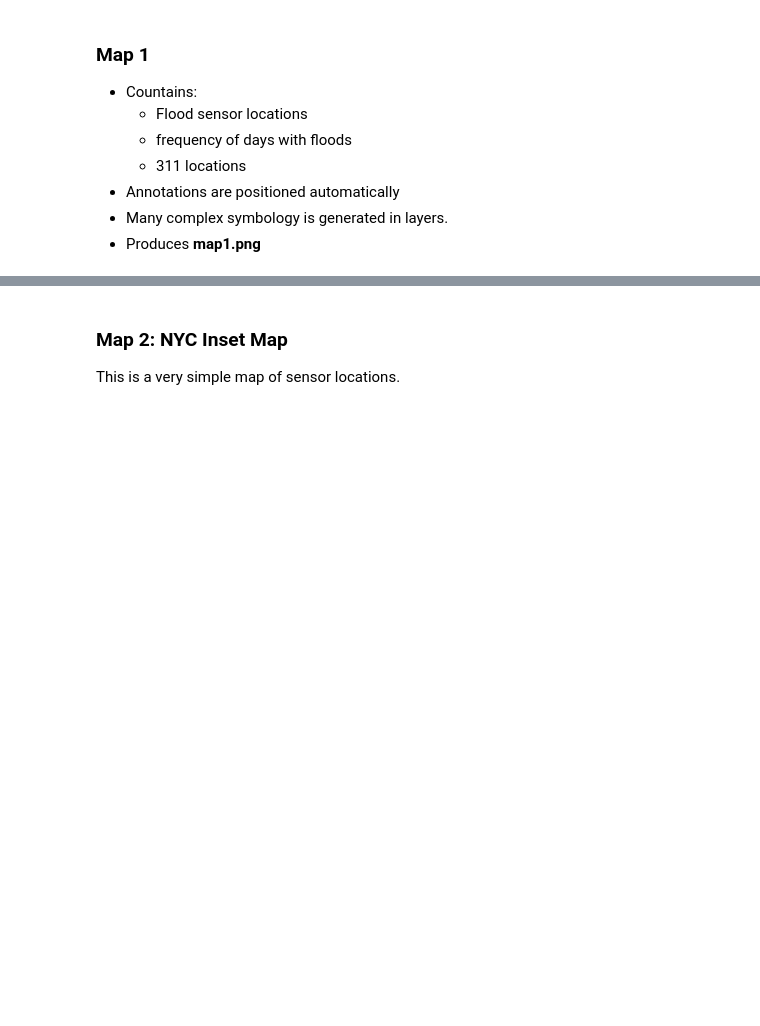
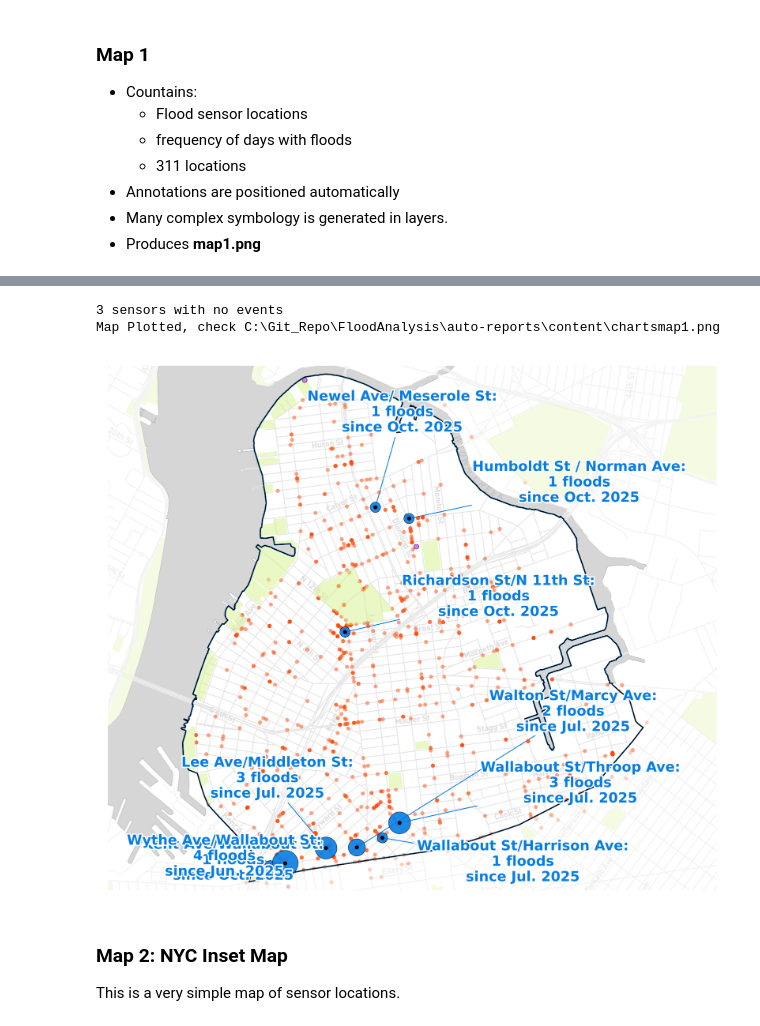
Before and after one commit to cankadir/FloodAnalysis, a Jupyter notebook: auto-reports/250519_Auto_Local_Reports_v3.ipynb, the cells around one changed output, grey strips where cells are left out. Saved outputs shown, nothing was run; the diff lists cells and outputs as text; code cells hidden in the pictures; blank space fills up the shorter version.

```diff
--- a/auto-reports/250519_Auto_Local_Reports_v3.ipynb
+++ b/auto-reports/250519_Auto_Local_Reports_v3.ipynb
@@ -300,0 +321,3 @@ selected_nta
+# %%
+selected_nta_data = ntas[ ntas['report_name'] == selected_nta ]
+selected_nta_data
@@ -437,10 +376,10 @@ data_df.head()
 311 data starts from the end date of the query and goes back 3 years.
 Do we want to update this to the first reported data?
 # %%
-polygon = selected_nta.dissolve().to_crs(4326)
+polygon = selected_nta_data.dissolve().to_crs(4326)
 polygon.geometry = polygon.geometry.simplify(0.001).buffer( 0.002 ).simplify(0.001)
 
-def get_311_data( polygon , start_date ):
+def get_311_data( polygon ):
     '''Query 311 data for the selected CDTA'''
     data_query = 'https://data.cityofnewyork.us/resource/erm2-nwe9.json'
     # Add more descriptors here
@@ -448,7 +387,7 @@ def get_311_data( polygon , start_date ):
     descriptors_filter = ' OR '.join([f"descriptor='{d}'" for d in descriptors])
     selectors = 'unique_key,created_date,agency,complaint_type,descriptor,status,latitude,longitude'
 
-    start_date = end_date - pd.Timedelta(days=360*3)
+    start_date = pd.to_datetime(query_date_end) - pd.Timedelta(days=360*3)
     # start_date to the beginning of the year
     start_date = start_date.replace(month=1,day=1).date().strftime('%Y-%m-%d')
 
@@ -464,6 +403,6 @@ def get_311_data( polygon , start_date ):
     data_311 = gpd.GeoDataFrame(data_311.drop(['latitude','longitude'],axis=1), geometry=gpd.points_from_xy(data_311.longitude, data_311.latitude), crs=4326 )
     return data_311
 
-data_311 = get_311_data( polygon, start_date )
+data_311 = get_311_data( polygon )
 print( data_311.shape[0] , "rows in 311 data" )
 data_311.head(3)
@@ -525,30 +480,30 @@ def create_local_data(df):
   local_data = df.copy()
   local_data['clean_depth_in'] = local_data['depth_proc_mm'] / 25.4
   local_data['time_NY'] = local_data['time'].dt.tz_convert('America/New_York').dt.tz_localize(None)
-  local_data = local_data.join( sensors[['deployment_id','name','lat','lon']].set_index('deployment_id') , on='deployment_id', how='left')
-  local_data['sensor_display_name'] = local_data['name'].str.split(" - ").str[1].str.strip()
+  local_data = local_data.join( sensors[['sensor_id','sensor_name','latitude','longitude']].set_index('sensor_id') , on='sensor_id', how='left')
+  local_data['sensor_display_name'] = local_data['sensor_name'].str.split(" - ").str[1].str.strip()
   return local_data
 
 local_data = create_local_data( data_df )
 
 # Get max depth for each deployment per day
-daily_max_flood = local_data.groupby( ['deployment_id', pd.Grouper(key='time_NY', freq='1d')] ).agg({'clean_depth_in':'max' }).reset_index()
+daily_max_flood = local_data.groupby( ['sensor_id', pd.Grouper(key='time_NY', freq='1d')] ).agg({'clean_depth_in':'max' }).reset_index()
 
 #Count Flooded Days
-flooded_days = daily_max_flood.groupby('deployment_id').size().reset_index().rename(columns={0:'flooded_days'})
+flooded_days = daily_max_flood.groupby('sensor_id').size().reset_index().rename(columns={0:'flooded_days'})
 
 # First date sensor recorded data, this will be the annotation
-first_record = local_data.groupby('deployment_id').agg({'time_NY':'min','sensor_display_name':'first'})
+first_record = local_data.groupby('sensor_id').agg({'time_NY':'min','sensor_display_name':'first'})
 
 # Join Data
-flooded_days_map = local_data.groupby('deployment_id').agg({'lat':'first','lon':'first'}).join( flooded_days.set_index('deployment_id') ).join( first_record )
+flooded_days_map = local_data.groupby('sensor_id').agg({'latitude':'first','longitude':'first'}).join( flooded_days.set_index('sensor_id') ).join( first_record )
 flooded_days_map['time_NY'] = flooded_days_map['time_NY'].dt.strftime('%Y-%m-%d')
 
 # GeoDataFrame
-flooded_days_map = gpd.GeoDataFrame(flooded_days_map, geometry=gpd.points_from_xy(flooded_days_map.lon, flooded_days_map.lat), crs=4326).to_crs(3857)
+flooded_days_map = gpd.GeoDataFrame(flooded_days_map, geometry=gpd.points_from_xy(flooded_days_map.longitude, flooded_days_map.latitude), crs=4326).to_crs(3857)
 
 # Calculate # of flood events
-num_flood_events = events.groupby('deployment_id',as_index=False).size().rename(columns={'size':'num_flood_events'})
-flooded_days_map = flooded_days_map.join( num_flood_events.set_index('deployment_id') )
+num_flood_events = events.groupby('sensor_id',as_index=False).size().rename(columns={'size':'num_flood_events'})
+flooded_days_map = flooded_days_map.join( num_flood_events.set_index('sensor_id') )
 
 flooded_days_map.head()
@@ -557,8 +520,8 @@ import matplotlib.patheffects as pe
 from adjustText import adjust_text
 import matplotlib
 
-local_cdta = ntas[ntas['labels'] == report_nta ].to_crs(3857)
-other_cdta = ntas[ntas['labels'] != report_nta ].to_crs(3857)
+local_cdta = ntas[ntas['report_name'] == selected_nta ].to_crs(3857)
+other_cdta = ntas[ntas['report_name'] != selected_nta ].to_crs(3857)
 
 def plot_map1():
     fig,ax = plt.subplots( figsize=(5.225,4.5), dpi=dpi )
@@ -631,40 +594,44 @@ def plot_map1():
     else:
         t2 = None
 
-    no_events = filtered_sensors[ ~filtered_sensors['deployment_id'].isin( flooded_days_map.index ) ]
+    no_events = filtered_sensors[ ~filtered_sensors['sensor_id'].isin( flooded_days_map.index ) ]
     if no_events.shape[0] > 0:
         print( no_events.shape[0] , "sensors with no events")
         no_events.to_crs(3857).plot( ax=ax, markersize=50, fc='none', ec='black', lw=0.5 , zorder=10 )
 
     # Plot Parks
-    all_parks = gpd.read_file( 'https://raw.githubusercontent.com/cankadir/FloodAnalysis/main/DATA/NYC_Parks_Simplified_FIlled.geojson' , crs=4326 )
+    all_parks = gpd.read_file( 'https://raw.githubusercontent.com/cankadir/FloodAnalysis/main/DATA/NYC_Parks_Simplified_FIlled.geojson' )
     all_parks = all_parks.to_crs(3857)
     all_parks.plot( ax=ax , fc = '#d4f28d' , ec = 'none', alpha = 0.5 , zorder = 2 )
 
     # Adjust Text so they are not intersecting
     exp_val = 1.25
     adjust_text(
         texts = texts.tolist(),
         ax=ax,
         avoid_self=True,
         x = with_flooding.geometry.x, y = with_flooding.geometry.y,
         expand = ( exp_val,exp_val ),
         force_text=(0.25,0.25),
         ensure_inside_axes = True,
         iter_lim = 4000,
         arrowprops=dict(arrowstyle="-", color="#057de4" , lw=0.5) )
 
     ctx.add_basemap( ax, source = mapbox_url, attribution="" )
 
     ax.axis('off')
     ax.legend([], frameon=False)
     plt.tight_layout(pad=0)
-    plt.savefig( map1_path , dpi = dpi , bbox_inches='tight' ,transparent="True", pad_inches=0)
-    plt.close()
+    # plt.savefig( map1_path , dpi = dpi , bbox_inches='tight' ,transparent="True", pad_inches=0)
+    # plt.close()
 
 map1_path = os.path.join( visuals_folder , "map1.png" )
 plot_map1()
 print( f"Map Plotted, check {visuals_folder}map1.png")
+# %% [output]
+3 sensors with no events
+Map Plotted, check C:\Git_Repo\FloodAnalysis\auto-reports\content\chartsmap1.png
+[figure, added]
 # %% [markdown]
 ### Map 2: NYC Inset Map
 This is a very simple map of sensor locations.
```
Also changed, not shown: parts of 57 cells of this notebook, 2 other files.
